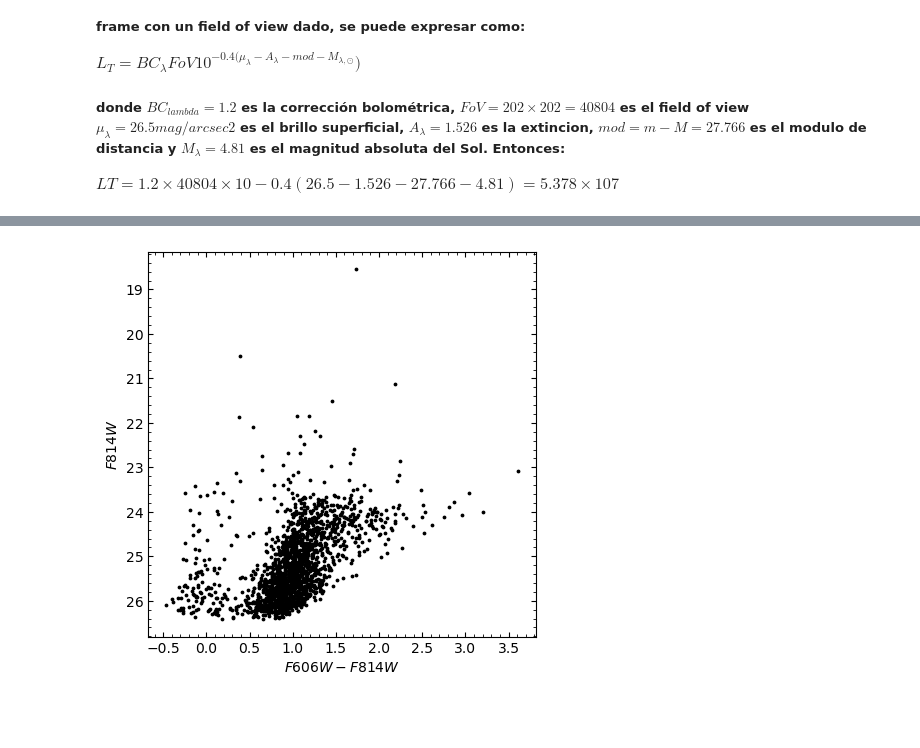
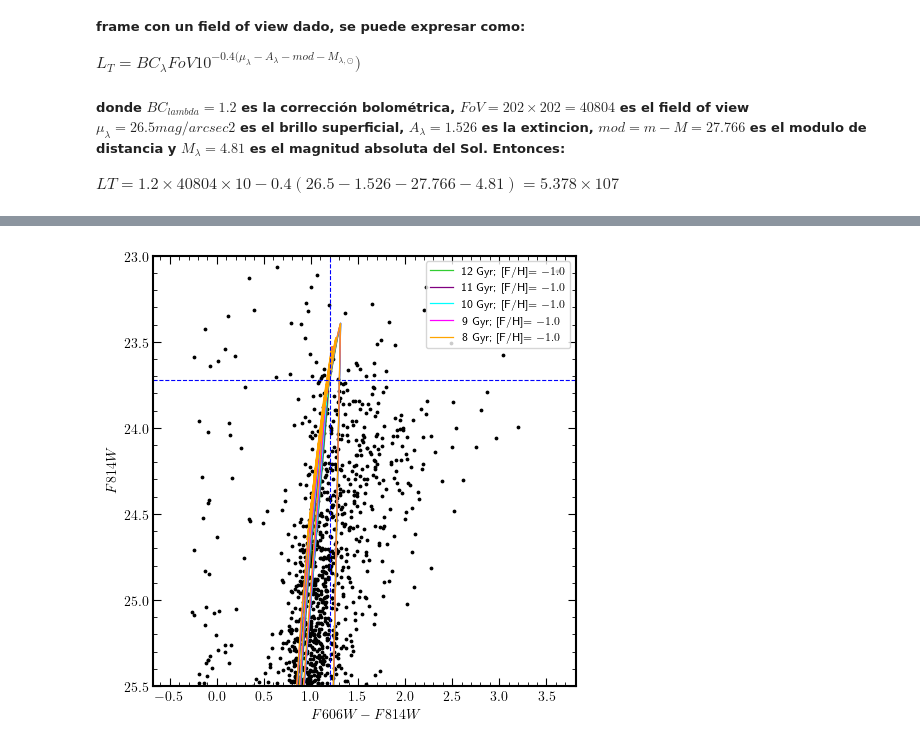
Before and after one commit to pmarchantc/Topicos-astr2024, a Jupyter notebook: M2/practico_M2.ipynb, the cells around one changed output, grey strips where cells are left out. Saved outputs shown, nothing was run; the diff lists cells and outputs as text; code cells hidden in the pictures; blank space fills up the shorter version.

```diff
--- a/M2/practico_M2.ipynb
+++ b/M2/practico_M2.ipynb
@@ -367,2 +285,13 @@ iso['F606W_'] = Extintion_corr(iso['F606Wmag'], A_606_)
+# %%
+def m_distance_modulus(M, d):
+    m = M + 5*np.log10(d/10)
+    return m
+
+def M_distance_modulus(m,d):
+    M = m - 5*np.log10(d/10)
 # %%
-A_814_
+T['M_F606W'] = M_distance_modulus(T['F606W_'], TRGB_distance.value)
+T['M_F814W'] = M_distance_modulus(T['F814W_'], TRGB_distance.value)
+
+iso['m_F814W'] = m_distance_modulus(iso['F814Wmag'], TRGB_distance.value)
+iso['m_F606W'] = m_distance_modulus(iso['F606Wmag'], TRGB_distance.value)
@@ -376,0 +310,6 @@ iso_12e9 = iso[iso['logAge']==10.07918]
+# %%
+iso_8e9_ = iso_8e9[iso_8e9['MH']== -1.5]
+iso_9e9_ = iso_9e9[iso_9e9['MH']== -1.5]
+iso_10e9_ = iso_10e9[iso_10e9['MH']== -1.5]
+iso_11e9_ = iso_11e9[iso_11e9['MH']== -1.5]
+iso_12e9_ = iso_12e9[iso_12e9['MH']== -1.5]
@@ -377,13 +346,26 @@ iso_12e9 = iso[iso['logAge']==10.07918]
 # %%
 fig, ax = plt.subplots(1,1, figsize=(5,5))
 
 ax.scatter(T['F606W_']-T['F814W_'], T['F814W_'], s=3, color='black', alpha=1)
 
+ax.plot(iso_12e9_['m_F606W']-iso_12e9_['m_F814W'], iso_12e9_['m_F814W'], c='limegreen', lw=0.9, label=r'12 Gyr; [F/H]$=-1.0$')
+ax.plot(iso_11e9_['m_F606W']-iso_11e9_['m_F814W'], iso_11e9_['m_F814W'], c='purple', lw=0.9, label=r'11 Gyr; [F/H]$=-1.0$')
+ax.plot(iso_10e9_['m_F606W']-iso_10e9_['m_F814W'], iso_10e9_['m_F814W'], c='cyan', lw=0.9, label=r'10 Gyr; [F/H]$=-1.0$')
+ax.plot(iso_9e9_['m_F606W']-iso_9e9_['m_F814W'], iso_9e9_['m_F814W'], c='magenta', lw=0.9, label=r'9 Gyr; [F/H]$=-1.0$')
+ax.plot(iso_8e9_['m_F606W']-iso_8e9_['m_F814W'], iso_8e9_['m_F814W'], c='orange', lw=0.9, label=r'8 Gyr; [F/H]$=-1.0$')
+
+ax.axhline(y=TRGB_mag, color='blue', linestyle='--', lw=0.8)
+ax.axvline(x=TRGB_color, color='blue', linestyle='--', lw=0.8)
 ax.set_ylim(ax.get_ylim()[::-1])
 ax.set_xlabel(r'$F606W-F814W$')
 ax.set_ylabel(r'$F814W$')
 ax.minorticks_on()
 ax.tick_params(axis='x', which='both', top=True, direction='in')
 ax.tick_params(axis='y', which='both', right=True, direction='in')
+#ax.set_ylim(27,22)
+ax.set_ylim(25.5,23)
+
+ax.legend(fontsize=8, loc=1)
+plt.tight_layout()
 # %% [output]
-[figure, old version]
+[figure, new version]
```
Also changed, not shown: parts of 18 cells of this notebook, 4 other files.
